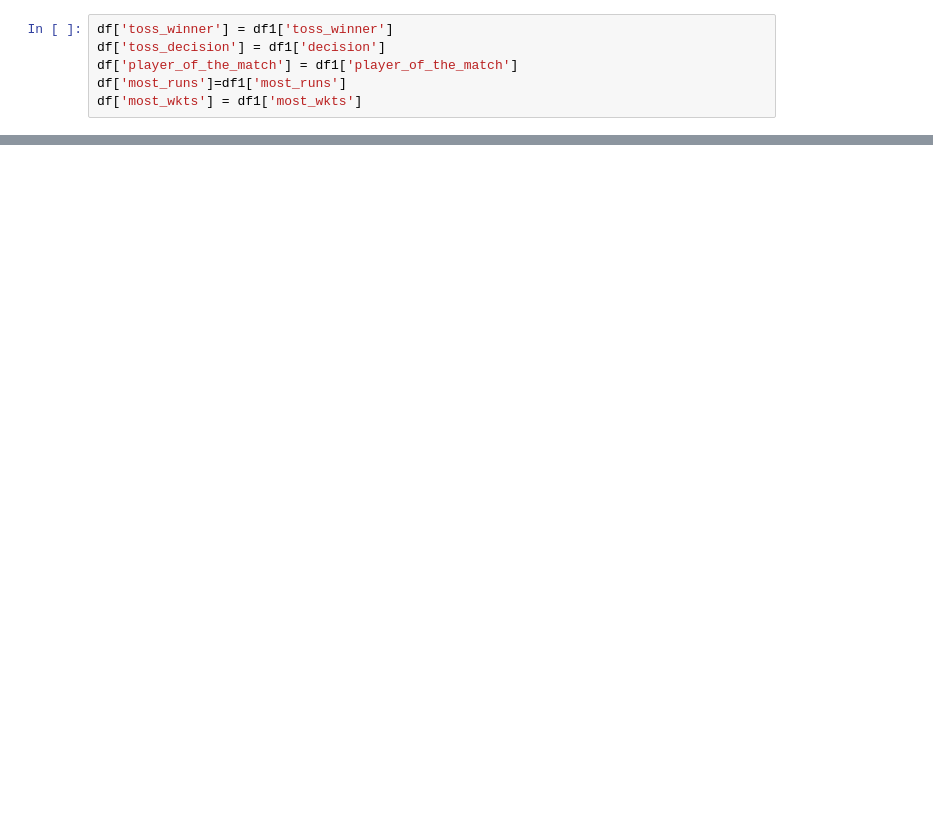
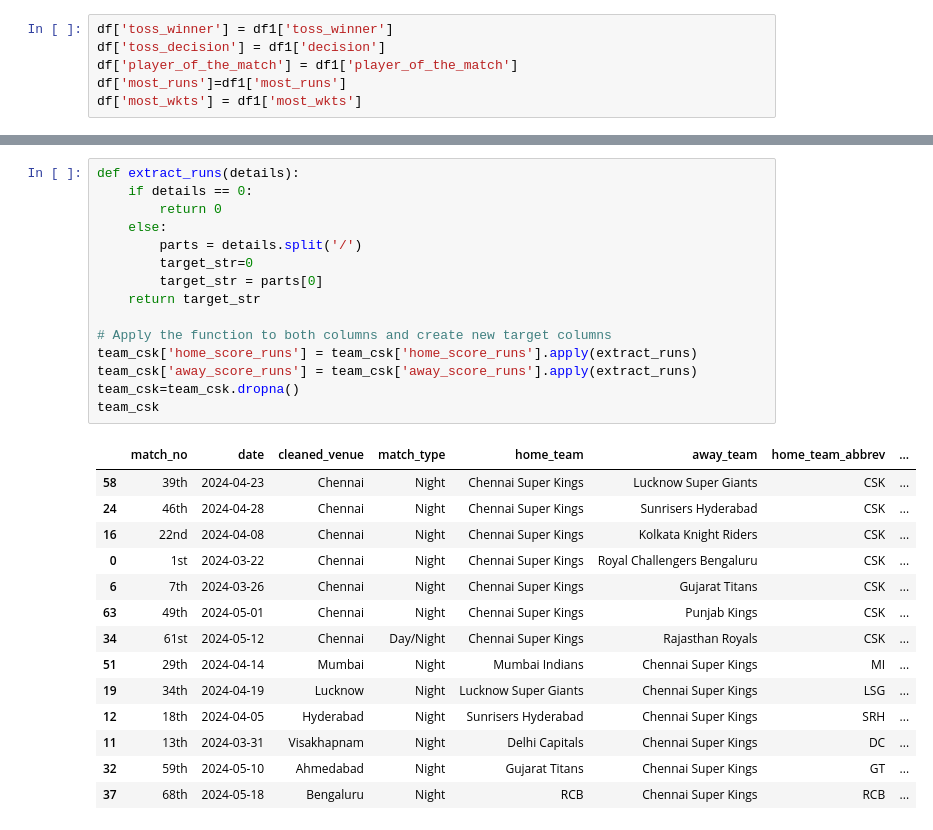
Before and after one commit to Omimishra/Python-Data-science, a Jupyter notebook: fixtures.ipynb, the cells around one changed output, grey strips where cells are left out. Cells and saved outputs as stored; diff of their text form; blank space fills up the shorter version.

```diff
--- a/fixtures.ipynb
+++ b/fixtures.ipynb
@@ -893,0 +965,30 @@ df
+# %%
+def extract_runs(details):
+    if details == 0:
+        return 0
+    else:
+        parts = details.split('/')
+        target_str=0
+        target_str = parts[0]
+    return target_str
+
+# Apply the function to both columns and create new target columns
+team_csk['home_score_runs'] = team_csk['home_score_runs'].apply(extract_runs)
+team_csk['away_score_runs'] = team_csk['away_score_runs'].apply(extract_runs)
+team_csk=team_csk.dropna()
+team_csk
+# %% [output]
+|  | match_no | date | cleaned_venue | match_type | home_team | away_team | home_team_abbrev | ... |
+| 58 | 39th | 2024-04-23 | Chennai | Night | Chennai Super Kings | Lucknow Super Giants | CSK | ... |
+| 24 | 46th | 2024-04-28 | Chennai | Night | Chennai Super Kings | Sunrisers Hyderabad | CSK | ... |
+| 16 | 22nd | 2024-04-08 | Chennai | Night | Chennai Super Kings | Kolkata Knight Riders | CSK | ... |
+| 0 | 1st | 2024-03-22 | Chennai | Night | Chennai Super Kings | Royal Challengers Bengaluru | CSK | ... |
+| 6 | 7th | 2024-03-26 | Chennai | Night | Chennai Super Kings | Gujarat Titans | CSK | ... |
+| 63 | 49th | 2024-05-01 | Chennai | Night | Chennai Super Kings | Punjab Kings | CSK | ... |
+| 34 | 61st | 2024-05-12 | Chennai | Day/Night | Chennai Super Kings | Rajasthan Royals | CSK | ... |
+| 51 | 29th | 2024-04-14 | Mumbai | Night | Mumbai Indians | Chennai Super Kings | MI | ... |
+| 19 | 34th | 2024-04-19 | Lucknow | Night | Lucknow Super Giants | Chennai Super Kings | LSG | ... |
+| 12 | 18th | 2024-04-05 | Hyderabad | Night | Sunrisers Hyderabad | Chennai Super Kings | SRH | ... |
+| 11 | 13th | 2024-03-31 | Visakhapnam | Night | Delhi Capitals | Chennai Super Kings | DC | ... |
+| 32 | 59th | 2024-05-10 | Ahmedabad | Night | Gujarat Titans | Chennai Super Kings | GT | ... |
+| 37 | 68th | 2024-05-18 | Bengaluru | Night | RCB | Chennai Super Kings | RCB | ... |
```
Also changed, not shown: parts of 19 cells of this notebook, 1 other file.
